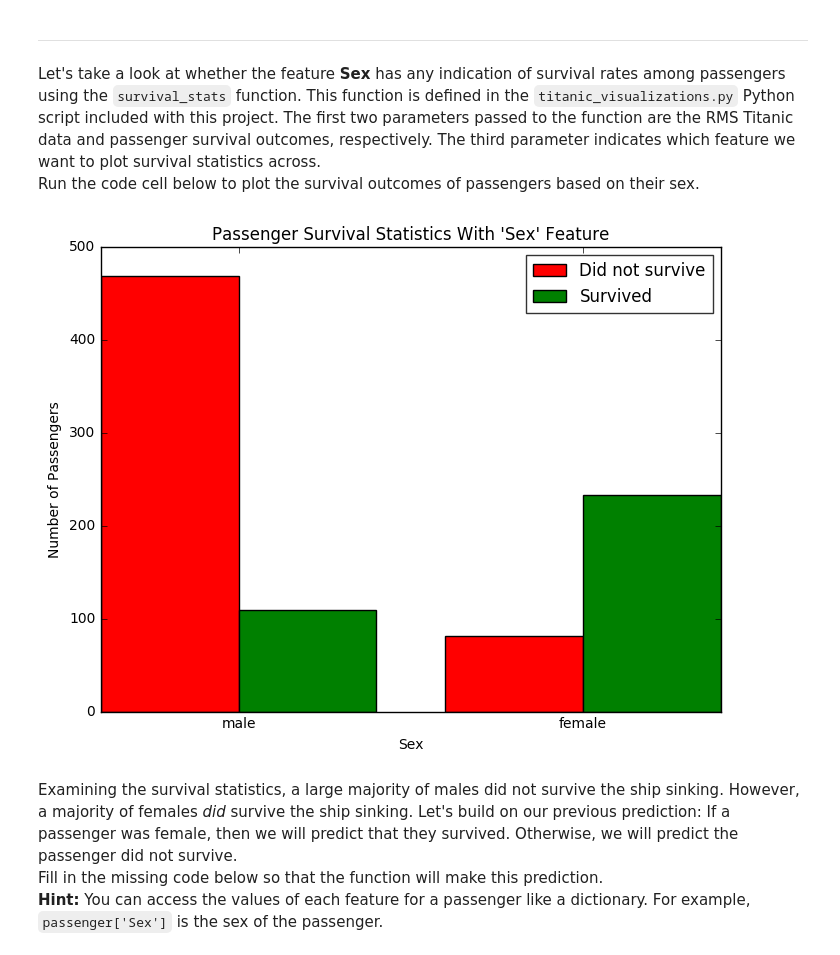
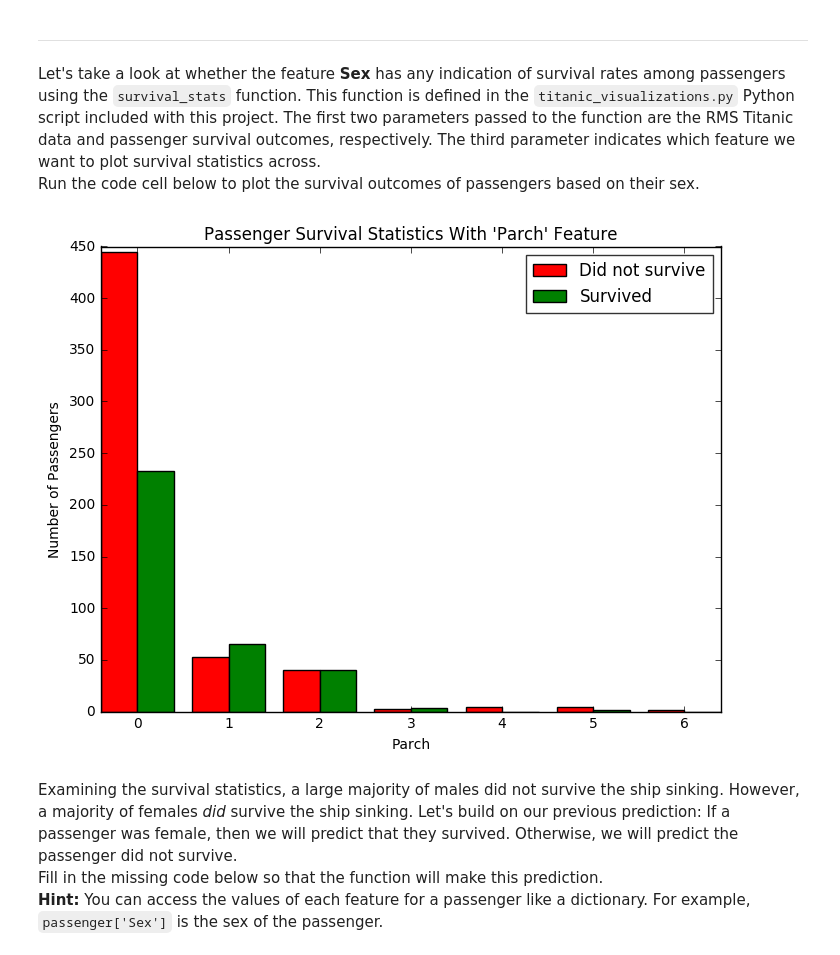
Before and after one commit to zxu32/machine-learning, a Jupyter notebook: projects/titanic_survival_exploration/titanic_survival_exploration.ipynb, the cells around one changed output. Drawn from its saved outputs; the diff is of its cells as text; code cells hidden in the pictures.

```diff
--- a/projects/titanic_survival_exploration/titanic_survival_exploration.ipynb
+++ b/projects/titanic_survival_exploration/titanic_survival_exploration.ipynb
@@ -144,9 +147,9 @@ Predictions have an accuracy of 61.62%.
 Let's take a look at whether the feature **Sex** has any indication of survival rates among passengers using the `survival_stats` function. This function is defined in the `titanic_visualizations.py` Python script included with this project. The first two parameters passed to the function are the RMS Titanic data and passenger survival outcomes, respectively. The third parameter indicates which feature we want to plot survival statistics across.
 Run the code cell below to plot the survival outcomes of passengers based on their sex.
 # %%
-vs.survival_stats(data, outcomes, 'Sex')
+vs.survival_stats(data, outcomes, 'Parch')
 # %% [output]
-[figure, old version]
+[figure, new version]
 # %% [markdown]
 Examining the survival statistics, a large majority of males did not survive the ship sinking. However, a majority of females *did* survive the ship sinking. Let's build on our previous prediction: If a passenger was female, then we will predict that they survived. Otherwise, we will predict the passenger did not survive.
 Fill in the missing code below so that the function will make this prediction.
```
Also changed, not shown: parts of 6 cells of this notebook.
